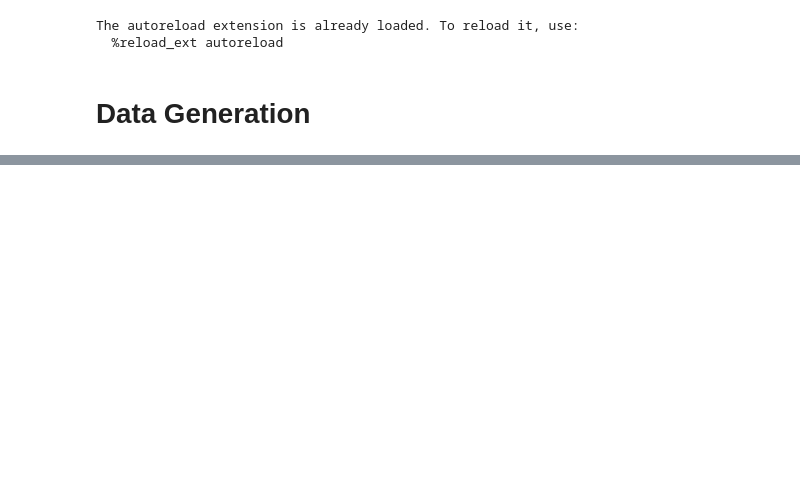
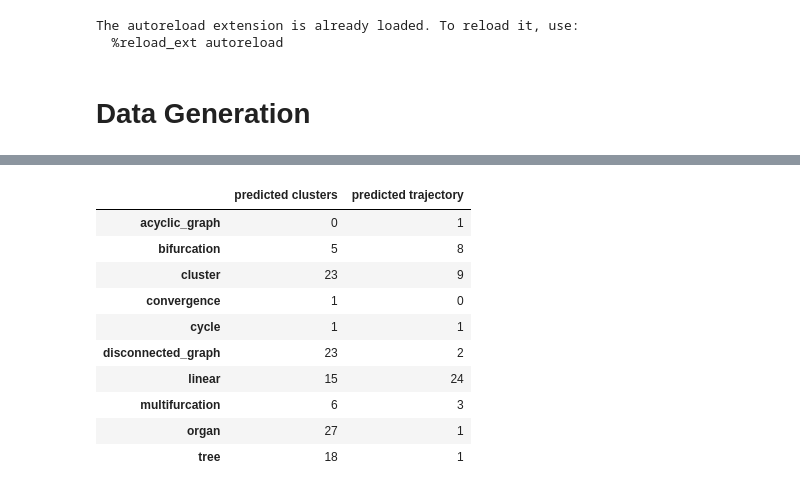
Before and after one commit to Kvan0005/BIO-INFO-2025, a Jupyter notebook: src/PART0_generate_figures.ipynb, the cells around one changed output, grey strips where cells are left out. Saved outputs shown, nothing was run; the diff lists cells and outputs as text; code cells hidden in the pictures; blank space fills up the shorter version.

```diff
--- a/src/PART0_generate_figures.ipynb
+++ b/src/PART0_generate_figures.ipynb
@@ -269,33 +271,45 @@ gold_silver = []
 for name in data_type['id']:
     tmp = name.split('/')[-1]
     gold_silver.append(name.split('/')[1])
     names.append(tmp)
 data_type['id'] = names
 
 traj_type = []
 for name in benchmark_files:
-    a = name.split('benchmarkfiles\\')[1].split('.rds')[0]
+    a = name.split('benchmarkfiles/')[1].split('.rds')[0]
     tt = data_type[data_type['id'] == a]['trajectory_type']
     label = np.array(tt)[0]
     traj_type.append(label)
 
 for name in organ_files:
     traj_type.append('organ')
 
 for name in cluster_files:
     traj_type.append('cluster')
 
 COUNTS = []
 for tt in np.unique(np.array(traj_type)):
 
 
     query = np.array([np_real_emb[np.array(traj_type) == tt,0],np_real_emb[np.array(traj_type) == tt,1]]).T
     prediction = neigh.predict(query)
     count_cluster=len(np.where(prediction==0)[0])
     count_traj=len(np.where(prediction==1)[0])
 
     COUNTS.append([count_cluster,count_traj])
 fig4_c = pd.DataFrame(COUNTS,columns=['predicted clusters','predicted trajectory'],index = np.unique(np.array(traj_type)))
 fig4_c
+# %% [output]
+|  | predicted clusters | predicted trajectory |
+| acyclic_graph | 0 | 1 |
+| bifurcation | 5 | 8 |
+| cluster | 23 | 9 |
+| convergence | 1 | 0 |
+| cycle | 1 | 1 |
+| disconnected_graph | 23 | 2 |
+| linear | 15 | 24 |
+| multifurcation | 6 | 3 |
+| organ | 27 | 1 |
+| tree | 18 | 1 |
 # %%
 fig4_c.sum()
```
Also changed, not shown: parts of 7 cells of this notebook.
